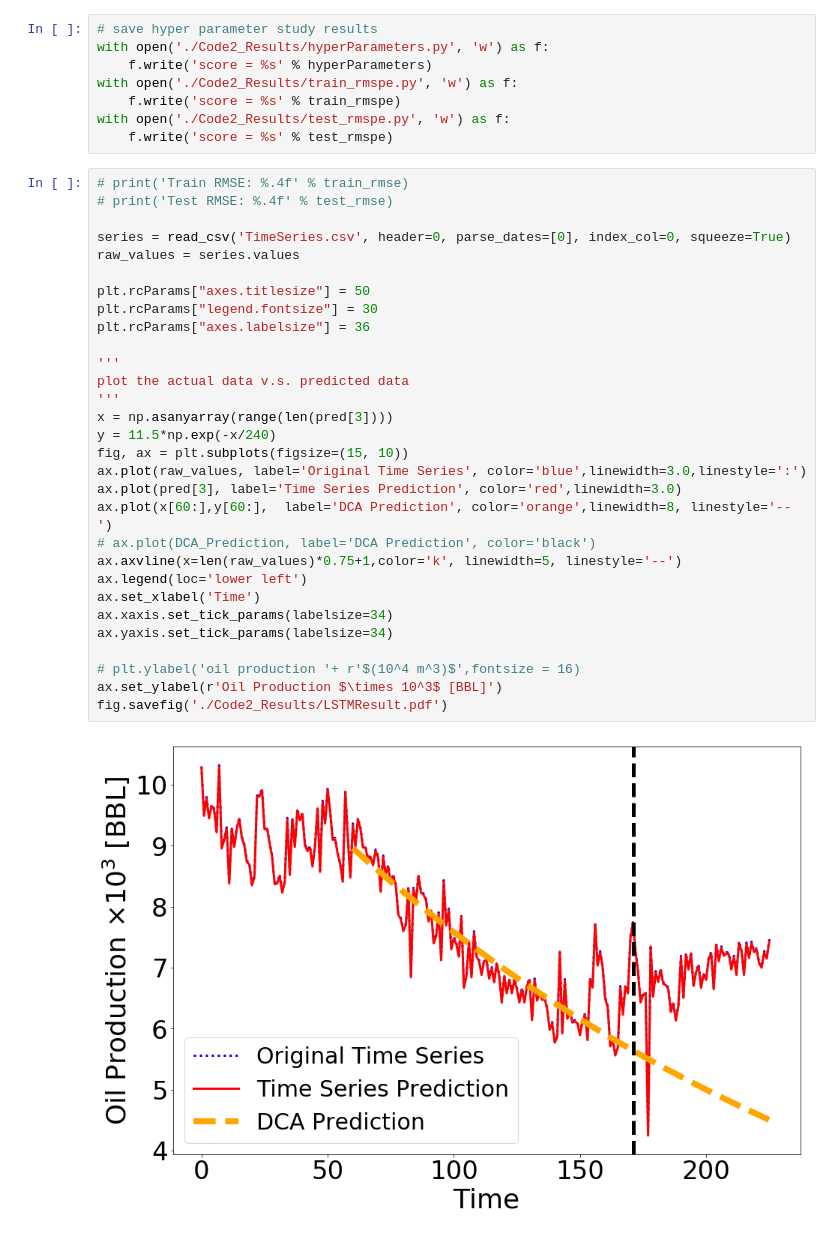
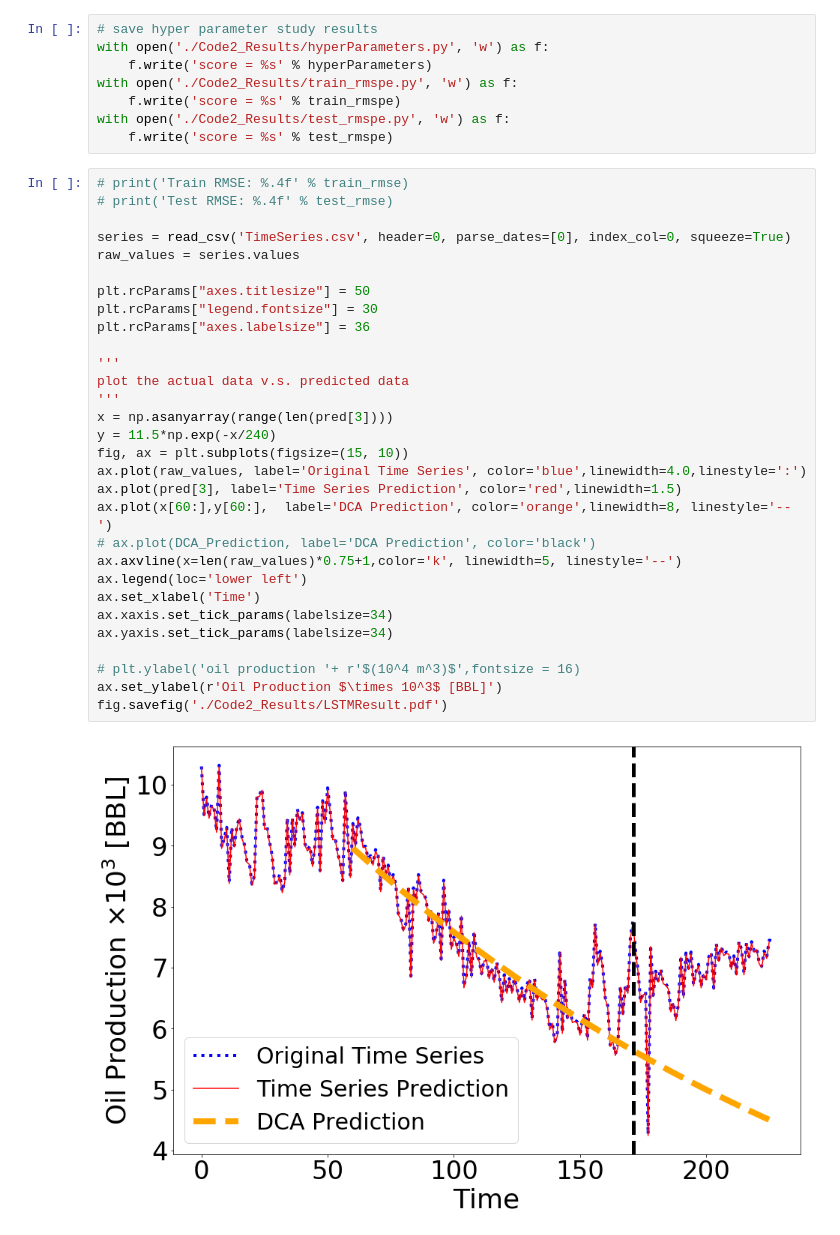
Before and after one commit to soheilesm/MyPublicCodes, a Jupyter notebook: Recurrent_Neural_Network/Deep_Long_Short_Term_Memory/Code2.ipynb, the cells around one changed output. Cells and saved outputs as stored; diff of their text form.

```diff
--- a/Recurrent_Neural_Network/Deep_Long_Short_Term_Memory/Code2.ipynb
+++ b/Recurrent_Neural_Network/Deep_Long_Short_Term_Memory/Code2.ipynb
@@ -281,32 +281,32 @@ with open('./Code2_Results/test_rmspe.py', 'w') as f:
 # %%
 # print('Train RMSE: %.4f' % train_rmse)
 # print('Test RMSE: %.4f' % test_rmse)
 
 series = read_csv('TimeSeries.csv', header=0, parse_dates=[0], index_col=0, squeeze=True)
 raw_values = series.values
 
 plt.rcParams["axes.titlesize"] = 50
 plt.rcParams["legend.fontsize"] = 30
 plt.rcParams["axes.labelsize"] = 36
 
 '''
 plot the actual data v.s. predicted data
 '''
 x = np.asanyarray(range(len(pred[3])))
 y = 11.5*np.exp(-x/240)
 fig, ax = plt.subplots(figsize=(15, 10))
-ax.plot(raw_values, label='Original Time Series', color='blue',linewidth=3.0,linestyle=':')
-ax.plot(pred[3], label='Time Series Prediction', color='red',linewidth=3.0)
+ax.plot(raw_values, label='Original Time Series', color='blue',linewidth=4.0,linestyle=':')
+ax.plot(pred[3], label='Time Series Prediction', color='red',linewidth=1.5)
 ax.plot(x[60:],y[60:],  label='DCA Prediction', color='orange',linewidth=8, linestyle='--')
 # ax.plot(DCA_Prediction, label='DCA Prediction', color='black')
 ax.axvline(x=len(raw_values)*0.75+1,color='k', linewidth=5, linestyle='--')
 ax.legend(loc='lower left')
 ax.set_xlabel('Time')
 ax.xaxis.set_tick_params(labelsize=34)
 ax.yaxis.set_tick_params(labelsize=34)
 
 # plt.ylabel('oil production '+ r'$(10^4 m^3)$',fontsize = 16)
 ax.set_ylabel(r'Oil Production $\times 10^3$ [BBL]')
 fig.savefig('./Code2_Results/LSTMResult.pdf')
 # %% [output]
-[figure, old version]
+[figure, new version]
```
